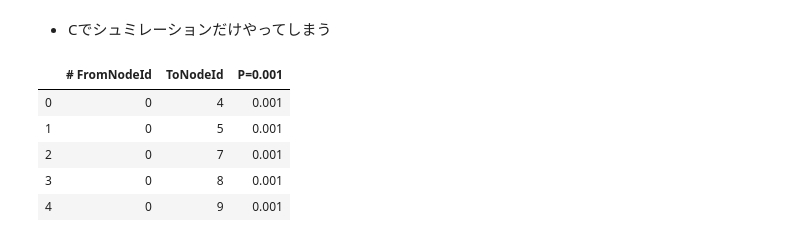
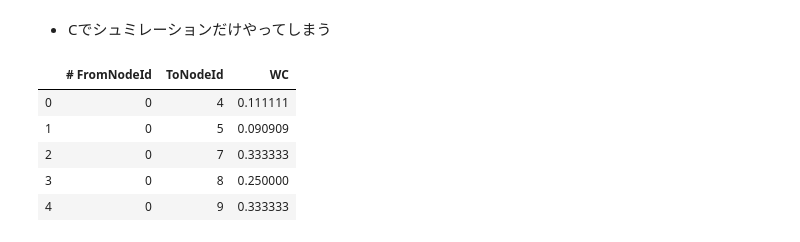
Before and after one commit to plue1011/code, a Jupyter notebook: PMC.ipynb, the cells around one changed output. Saved outputs shown, nothing was run; the diff lists cells and outputs as text; code cells hidden in the pictures.

```diff
--- a/PMC.ipynb
+++ b/PMC.ipynb
@@ -17,15 +17,15 @@ from InfMaxProblem import Monte_Carlo as mc
 # %%
 # データの読み込み
 # 枝確率を計算済みのネットワークを読み込む
-network = pd.read_csv("data/Epinions/P=0_001.csv")
+network = pd.read_csv("data.csv")
 network.head()
 # %% [output]
-|  | # FromNodeId | ToNodeId | P=0.001 |
-| 0 | 0 | 4 | 0.001 |
-| 1 | 0 | 5 | 0.001 |
-| 2 | 0 | 7 | 0.001 |
-| 3 | 0 | 8 | 0.001 |
-| 4 | 0 | 9 | 0.001 |
+|  | # FromNodeId | ToNodeId | WC |
+| 0 | 0 | 4 | 0.111111 |
+| 1 | 0 | 5 | 0.090909 |
+| 2 | 0 | 7 | 0.333333 |
+| 3 | 0 | 8 | 0.250000 |
+| 4 | 0 | 9 | 0.333333 |
 # %%
 # numpy型に変換
 network_np = network.values
```
Also changed, not shown: parts of 35 cells of this notebook.
